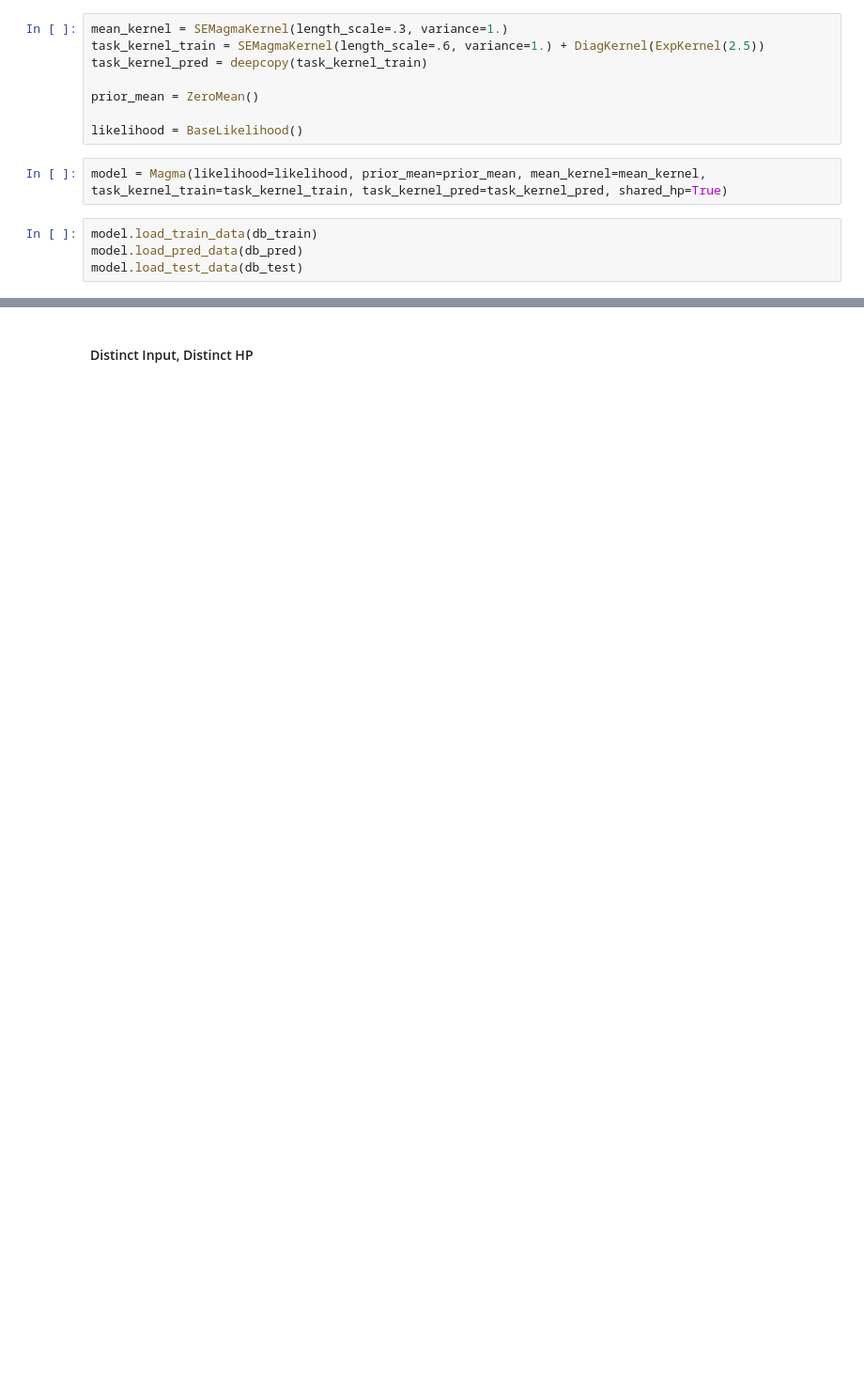
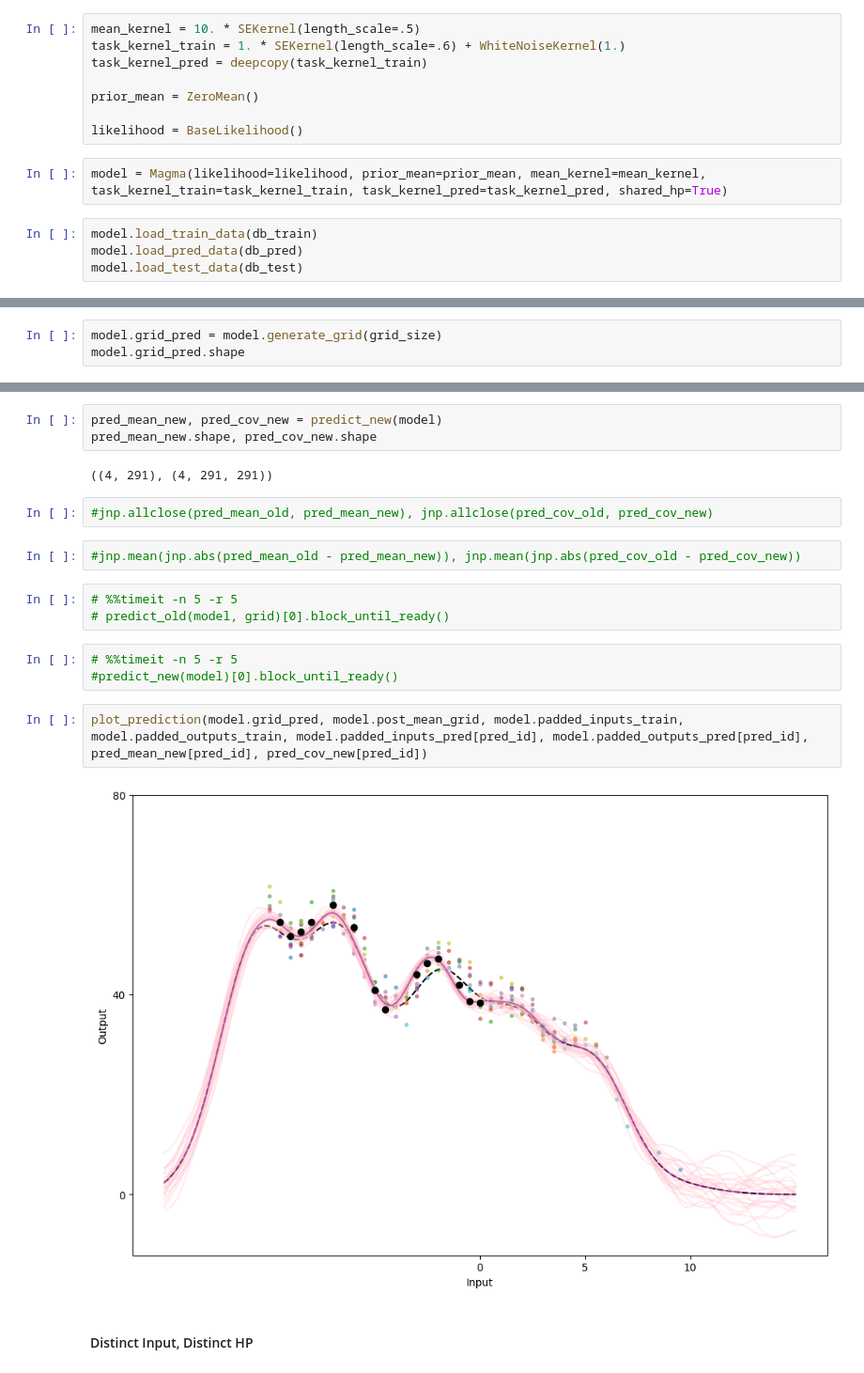
Before and after one commit to SimLej18/MagmaClustPy, a Jupyter notebook: benchmarks/prediction.ipynb, the cells around one changed output, grey strips where cells are left out. Shown at 94% size. Saved outputs shown, nothing was run; the diff lists cells and outputs as text; blank space fills up the shorter version.

```diff
--- a/benchmarks/prediction.ipynb
+++ b/benchmarks/prediction.ipynb
@@ -422,8 +523,8 @@ predict_new(model, grid)[0].block_until_ready()
 db = pd.read_csv(f"../datasets/K=1/{test_db_size}_distinct_input_shared_hp.csv")
 db_train, db_pred, db_test = split_db(db, train_ratio=train_pred_ratio, pred_ratio=pred_test_ratio)
 # %%
-mean_kernel = SEMagmaKernel(length_scale=.3, variance=1.)
-task_kernel_train = SEMagmaKernel(length_scale=.6, variance=1.) + DiagKernel(ExpKernel(2.5))
+mean_kernel = 10. * SEKernel(length_scale=.5)
+task_kernel_train = 1. * SEKernel(length_scale=.6) + WhiteNoiseKernel(1.)
 task_kernel_pred = deepcopy(task_kernel_train)
 
 prior_mean = ZeroMean()
@@ -494,0 +559,3 @@ predict_new(model, grid)[0].block_until_ready()
+# %%
+model.grid_pred = model.generate_grid(grid_size)
+model.grid_pred.shape
@@ -495,2 +571,21 @@ predict_new(model, grid)[0].block_until_ready()
+# %%
+pred_mean_new, pred_cov_new = predict_new(model)
+pred_mean_new.shape, pred_cov_new.shape
+# %% [output]
+((4, 291), (4, 291, 291))
+# %%
+#jnp.allclose(pred_mean_old, pred_mean_new), jnp.allclose(pred_cov_old, pred_cov_new)
+# %%
+#jnp.mean(jnp.abs(pred_mean_old - pred_mean_new)), jnp.mean(jnp.abs(pred_cov_old - pred_cov_new))
+# %%
+# %%timeit -n 5 -r 5
+# predict_old(model, grid)[0].block_until_ready()
+# %%
+# %%timeit -n 5 -r 5
+#predict_new(model)[0].block_until_ready()
+# %%
+plot_prediction(model.grid_pred, model.post_mean_grid, model.padded_inputs_train, model.padded_outputs_train, model.padded_inputs_pred[pred_id], model.padded_outputs_pred[pred_id], pred_mean_new[pred_id], pred_cov_new[pred_id])
+# %% [output]
+[figure, added]
 # %% [markdown]
 #### Distinct Input, Distinct HP
```
Also changed, not shown: parts of 82 cells of this notebook, 10 other files.
